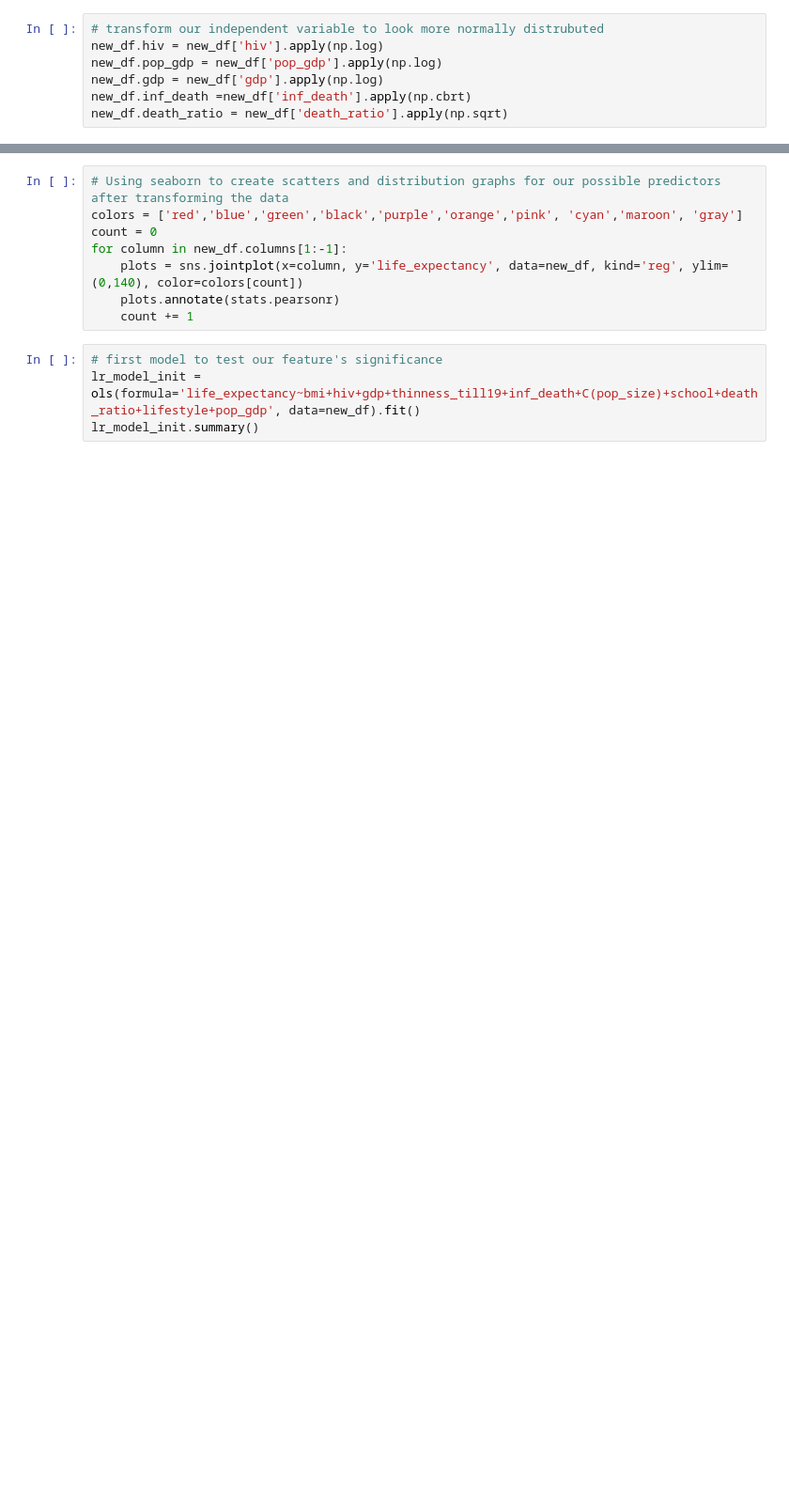
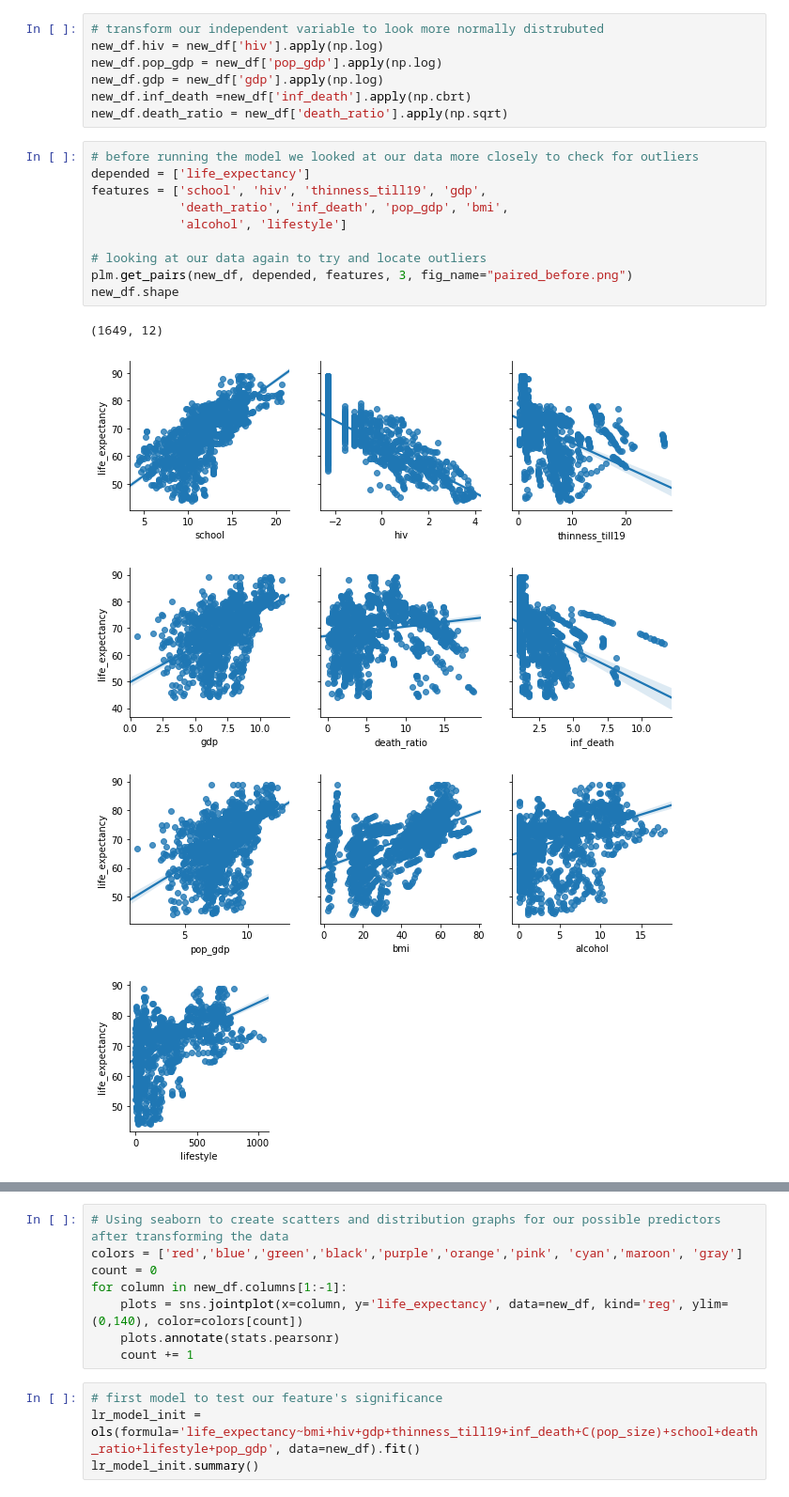
Before and after one commit to DaggerForce/Life_Expectancy_Project, a Jupyter notebook: Life_Expectancy_2.ipynb, the cells around one changed output, grey strips where cells are left out. Shown at 94% size. Saved outputs shown, nothing was run; the diff lists cells and outputs as text; blank space fills up the shorter version.

```diff
--- a/Life_Expectancy_2.ipynb
+++ b/Life_Expectancy_2.ipynb
@@ -105,6 +78,22 @@ new_df.pop_gdp = new_df['pop_gdp'].apply(np.log)
 new_df.gdp = new_df['gdp'].apply(np.log)
 new_df.inf_death =new_df['inf_death'].apply(np.cbrt)
 new_df.death_ratio = new_df['death_ratio'].apply(np.sqrt)
+# %%
+# before running the model we looked at our data more closely to check for outliers
+depended = ['life_expectancy']
+features = ['school', 'hiv', 'thinness_till19', 'gdp',
+            'death_ratio', 'inf_death', 'pop_gdp', 'bmi',
+            'alcohol', 'lifestyle']
+
+# looking at our data again to try and locate outliers
+plm.get_pairs(new_df, depended, features, 3, fig_name="paired_before.png")
+new_df.shape
+# %% [output]
+(1649, 12)
+[figure, added]
+[figure, added]
+[figure, added]
+[figure, added]
 # %%
 # remove outliers and check the amount of data that we left
 new_df = new_df[new_df.gdp > 1.25]
```
Also changed, not shown: parts of 9 cells of this notebook, 16 other files.
